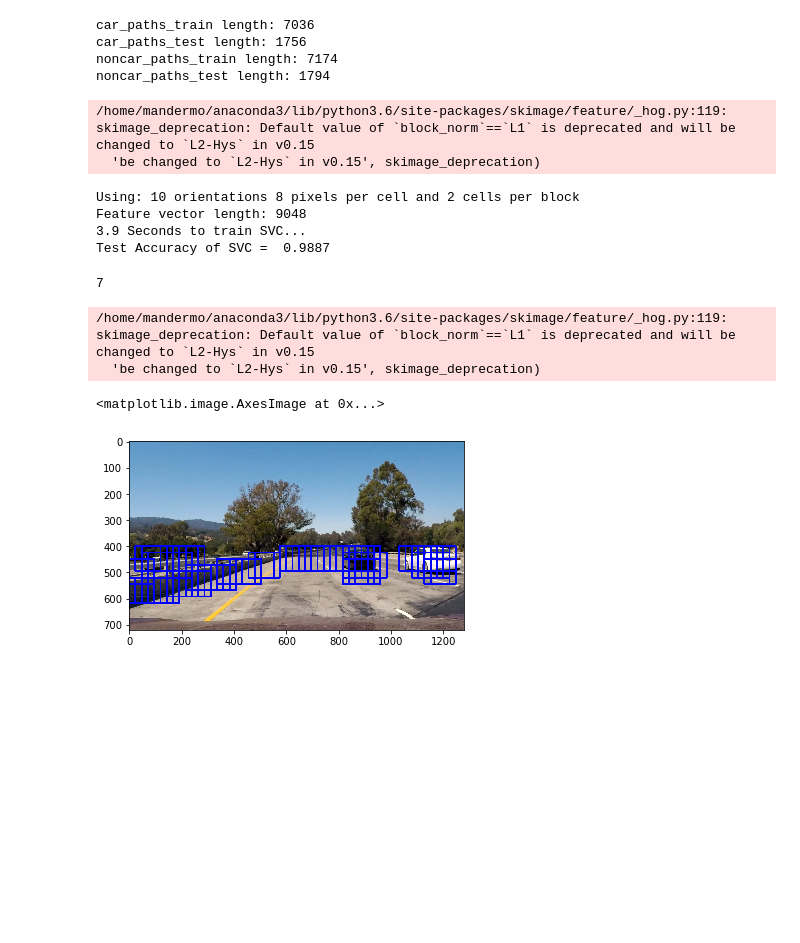
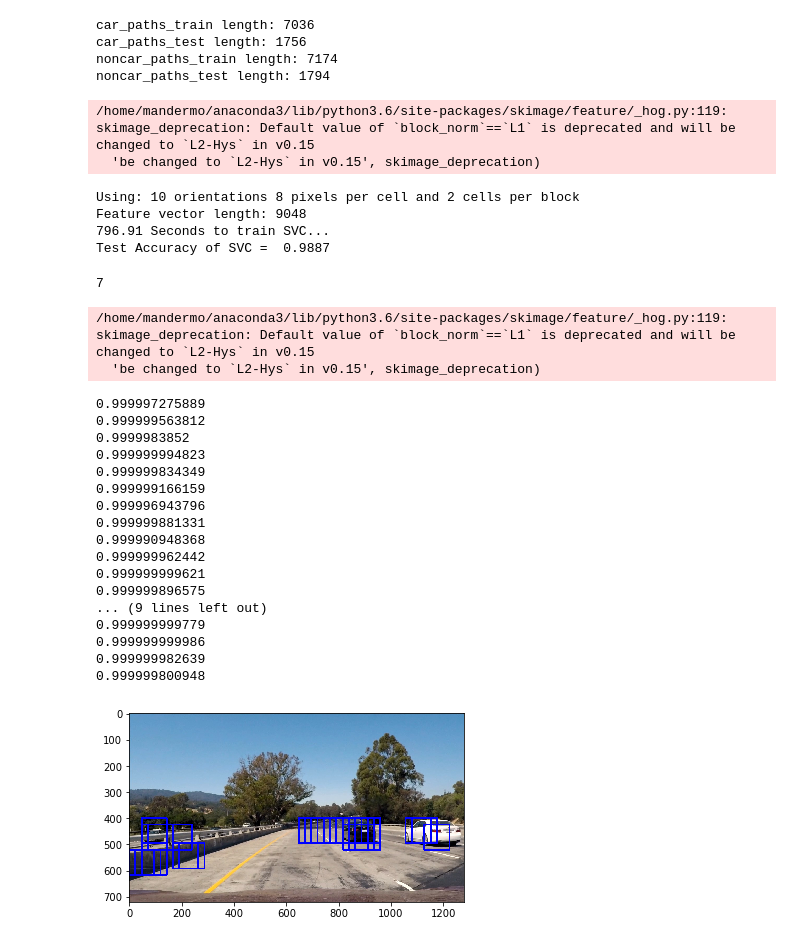
Before and after one commit to mandermo/CarND-Vehicle-Detection, a Jupyter notebook: Vehicle-Detection.ipynb, the cells around one changed output. Drawn from its saved outputs; the diff is of its cells as text; code cells hidden in the pictures; blank space fills up the shorter version.

```diff
--- a/Vehicle-Detection.ipynb
+++ b/Vehicle-Detection.ipynb
@@ -3,3 +1,9 @@
+# %%
+%matplotlib inline
+import cv2
+
+def imwritergb(path, img):
+    cv2.imwrite(path, img[:,:,::-1])
 # %% [markdown]
 ## Accuire Vehicle and Non-vehicle paths and split to train and test
 # %%
@@ -190,6 +194,7 @@ import cv2
 import time
 import sklearn
 from sklearn.svm import LinearSVC
+from sklearn.svm import SVC
 from sklearn.preprocessing import StandardScaler
 from skimage.feature import hog
 
@@ -254,7 +259,7 @@ print('Using:',orient,'orientations',pix_per_cell,
     'pixels per cell and', cell_per_block,'cells per block')
 print('Feature vector length:', len(X_train[0]))
 # Use a linear SVC
-svc = LinearSVC()
+svc = SVC(kernel='linear', probability=True)
 # Check the training time for the SVC
 t=time.time()
 svc.fit(X_train, y_train)
@@ -267,7 +272,7 @@ print('Test Accuracy of SVC = ', round(svc.score(X_test, y_test), 4))
   'be changed to `L2-Hys` in v0.15', skimage_deprecation)
 Using: 10 orientations 8 pixels per cell and 2 cells per block
 Feature vector length: 9048
-3.9 Seconds to train SVC...
+796.91 Seconds to train SVC...
 Test Accuracy of SVC =  0.9887
 # %%
 # Based on code from section "Hog Sub-sampling Window Search"
@@ -322,35 +327,54 @@ def find_cars(img, ystart, ystop, scale, svc, X_scaler, color_space, orient, pix
             subimg = cv2.resize(ctrans_tosearch[ytop:ytop+window, xleft:xleft+window], (64,64))
 
             # Get color features
             spatial_features = bin_spatial(subimg, size=spatial_size)
             hist_features = color_hist(subimg, nbins=hist_bins)
 
             # Scale features and make a prediction
             test_features = X_scaler.transform(np.hstack((spatial_features, hist_features, hog_features)).reshape(1, -1))
             #test_features = X_scaler.transform(np.hstack((shape_feat, hist_feat)).reshape(1, -1))
-            test_prediction = svc.predict(test_features)
-
-            if test_prediction == 1:
+            #test_prediction = svc.predict(test_features)
+            test_prediction = svc.predict_proba(test_features)
+            #print('test_prediction: ', test_prediction)
+            if test_prediction[0][1] > .999:
+                print(test_prediction[0][1])
                 xbox_left = np.int(xleft*scale)
                 ytop_draw = np.int(ytop*scale)
                 win_draw = np.int(window*scale)
                 cv2.rectangle(draw_img,(xbox_left, ytop_draw+ystart),(xbox_left+win_draw,ytop_draw+win_draw+ystart),(0,0,255),6)
 
     return draw_img
 
 ystart = 400
 ystop = 656
 scale = 1.5
 
 img = cv2.imread('test_images/test1.jpg')
 img = img[:,:,::-1] # bgr to rgb
 
 out_img = find_cars(img, ystart, ystop, scale, svc, X_scaler, color_space, orient, pix_per_cell, cell_per_block, spatial_size, hist_bins)
 
 plt.imshow(out_img)
+imwritergb('output_images/hogsearch.jpg', out_img)
 # %% [output]
 7
 /home/mandermo/anaconda3/lib/python3.6/site-packages/skimage/feature/_hog.py:119: skimage_deprecation: Default value of `block_norm`==`L1` is deprecated and will be changed to `L2-Hys` in v0.15
   'be changed to `L2-Hys` in v0.15', skimage_deprecation)
-<matplotlib.image.AxesImage at 0x...>
+0.999997275889
+0.999999563812
+0.9999983852
+0.999999994823
+0.999999834349
+0.999999166159
+0.999996943796
+0.999999881331
+0.999990948368
+0.999999962442
+0.999999999621
+0.999999896575
+... (9 lines left out)
+0.999999999779
+0.999999999986
+0.999999982639
+0.999999800948
-[figure, old version]
+[figure, new version]
```
Also changed, not shown: parts of 1 cell of this notebook.
